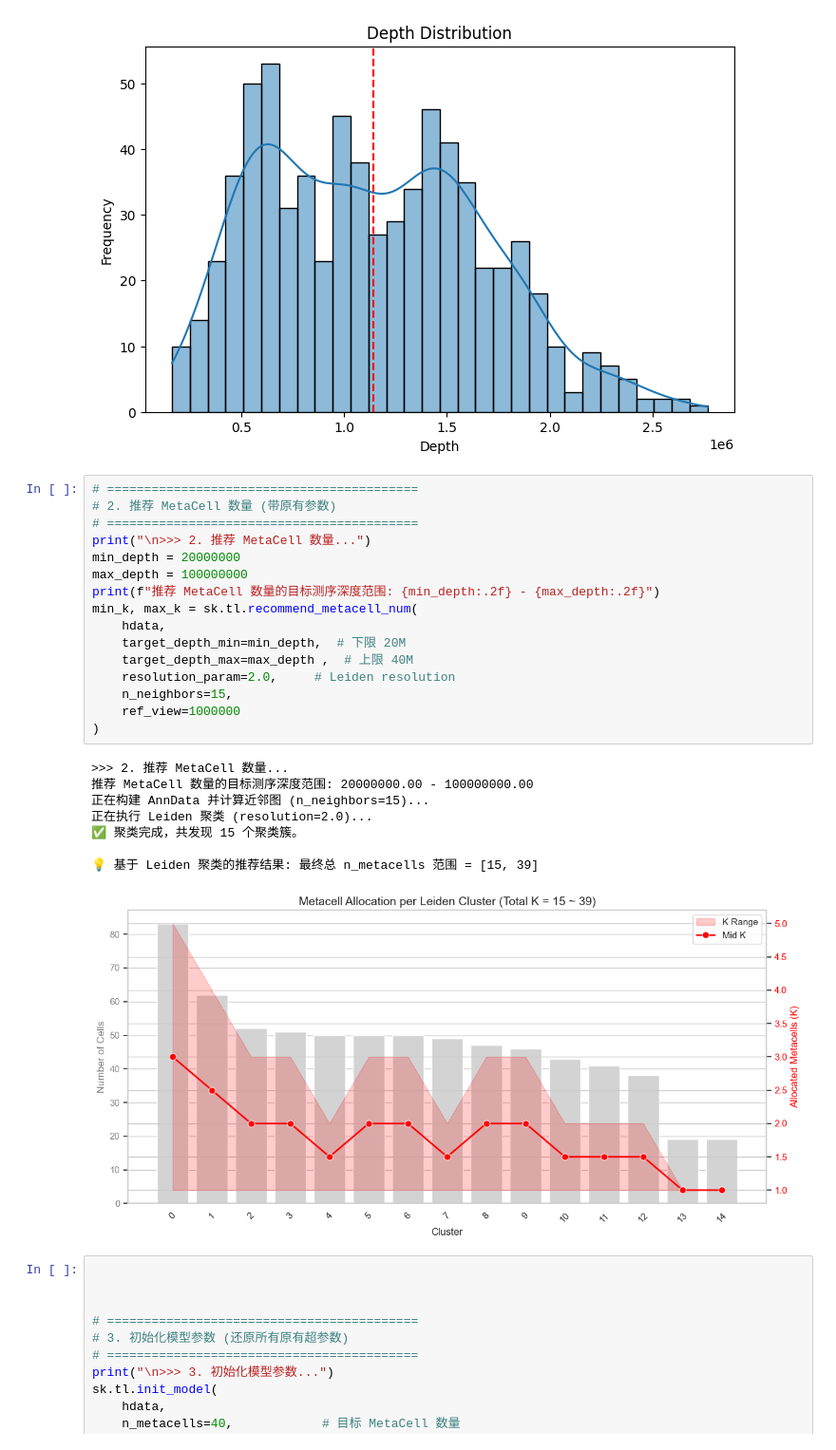
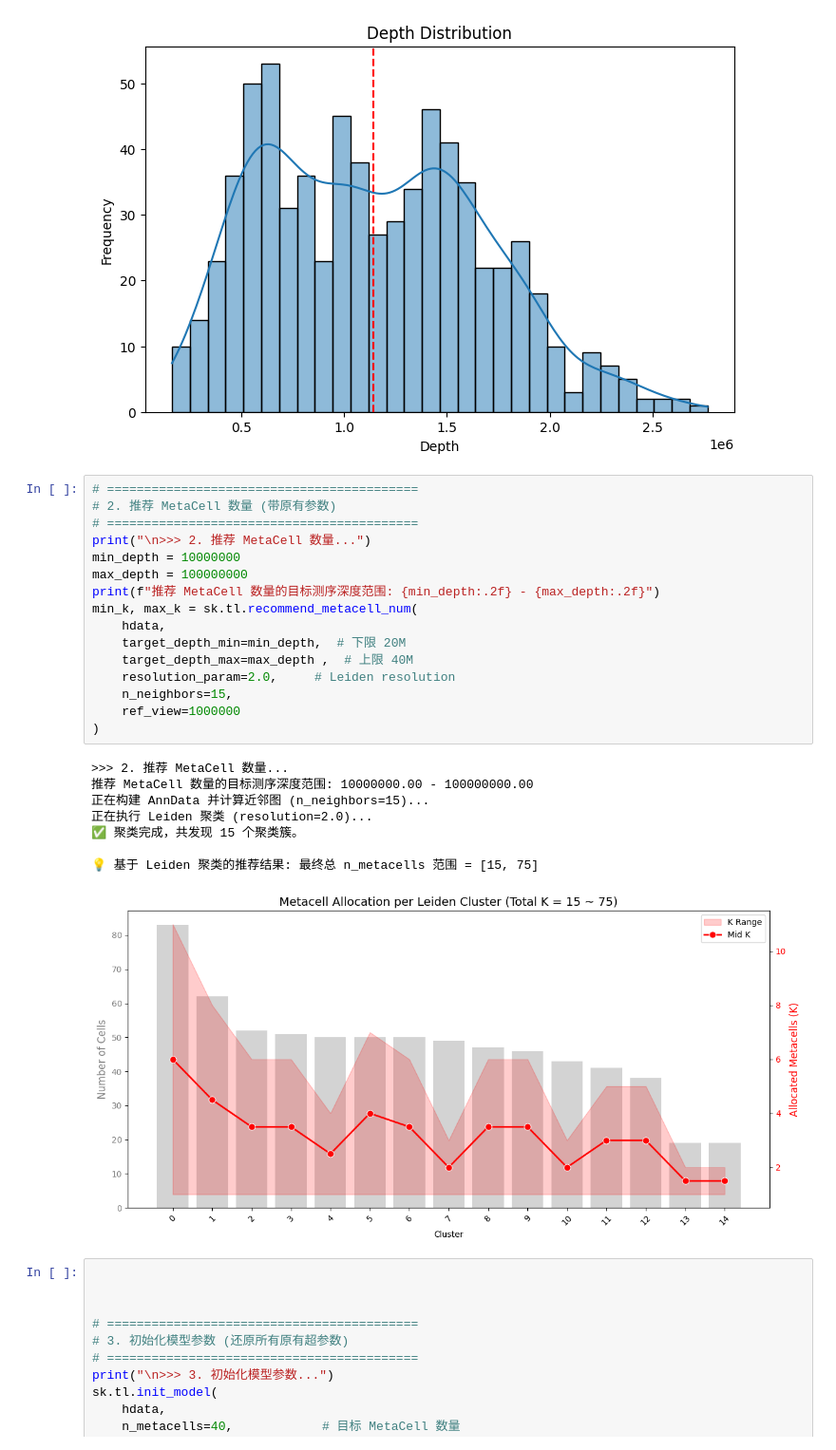
Before and after one commit to CCCKW/hstack, a Jupyter notebook: test.ipynb, the cells around one changed output. Shown at 95% size. Drawn from its saved outputs; the diff is of its cells as text.

```diff
--- a/test.ipynb
+++ b/test.ipynb
@@ -82,28 +82,28 @@ mean_depth:0.11M
 # %%
 # ==========================================
 # 2. 推荐 MetaCell 数量 (带原有参数)
 # ==========================================
 print("\n>>> 2. 推荐 MetaCell 数量...")
-min_depth = 20000000
+min_depth = 10000000
 max_depth = 100000000
 print(f"推荐 MetaCell 数量的目标测序深度范围: {min_depth:.2f} - {max_depth:.2f}")
 min_k, max_k = sk.tl.recommend_metacell_num(
     hdata,
     target_depth_min=min_depth,  # 下限 20M
     target_depth_max=max_depth ,  # 上限 40M
     resolution_param=2.0,     # Leiden resolution
     n_neighbors=15,
     ref_view=1000000
 )
 # %% [output]
 >>> 2. 推荐 MetaCell 数量...
-推荐 MetaCell 数量的目标测序深度范围: 20000000.00 - 100000000.00
+推荐 MetaCell 数量的目标测序深度范围: 10000000.00 - 100000000.00
 正在构建 AnnData 并计算近邻图 (n_neighbors=15)...
 正在执行 Leiden 聚类 (resolution=2.0)...
 ✅ 聚类完成，共发现 15 个聚类簇。
 
-💡 基于 Leiden 聚类的推荐结果: 最终总 n_metacells 范围 = [15, 39]
+💡 基于 Leiden 聚类的推荐结果: 最终总 n_metacells 范围 = [15, 75]
-[figure, old version]
+[figure, new version]
 # %%
 
 
```
Also changed, not shown: 1 other file.
